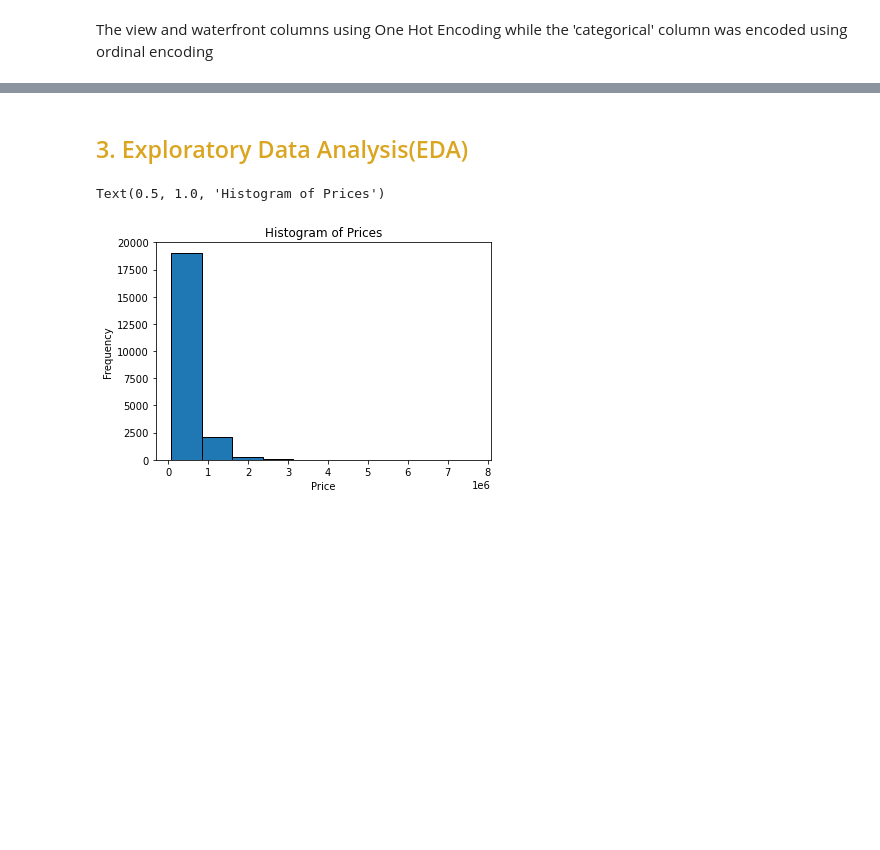
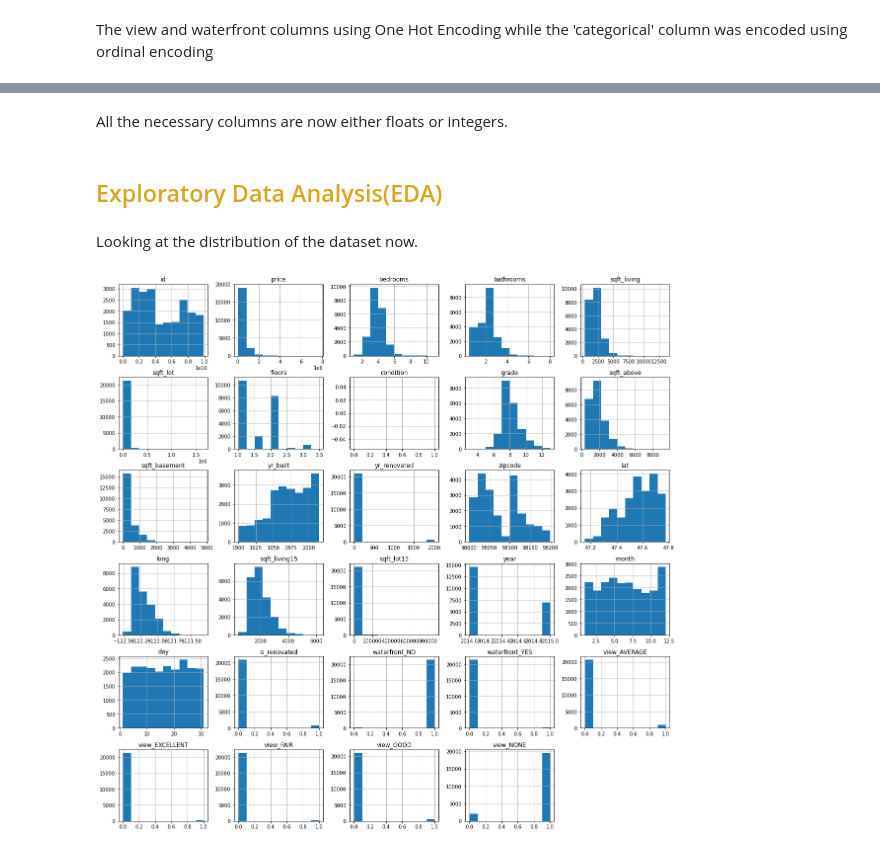
Before and after one commit to PeterMuthoma/dsc-phase-2-project-v2-3, a Jupyter notebook: index.ipynb, the cells around one changed output, grey strips where cells are left out. Drawn from its saved outputs; the diff is of its cells as text; code cells hidden in the pictures; blank space fills up the shorter version.

```diff
--- a/index.ipynb
+++ b/index.ipynb
@@ -505,12 +565,11 @@ dtypes: float64(7), int32(8), int64(14), object(1)
 memory usage: 4.3+ MB
+# %% [markdown]
+All the necessary columns are now either floats or integers.
 # %% [markdown]
-## <font color='goldenrod'>3. Exploratory Data Analysis(EDA)</font>
+## <font color='goldenrod'> Exploratory Data Analysis(EDA)
-# %%
-#Plotting histogram of price
-plt.hist(df["price"], bins=10, edgecolor='black')
-plt.xlabel("Price")
-plt.ylabel("Frequency")
-plt.title("Histogram of Prices")
-# %% [output]
-Text(0.5, 1.0, 'Histogram of Prices')
-[figure, removed]
+# %% [markdown]
+Looking at the distribution of the dataset now.
+# %%
+df.hist(figsize=(20,20));
+# %% [output]
+[figure, added]
```
Also changed, not shown: parts of 50 cells of this notebook, 1 other file.
